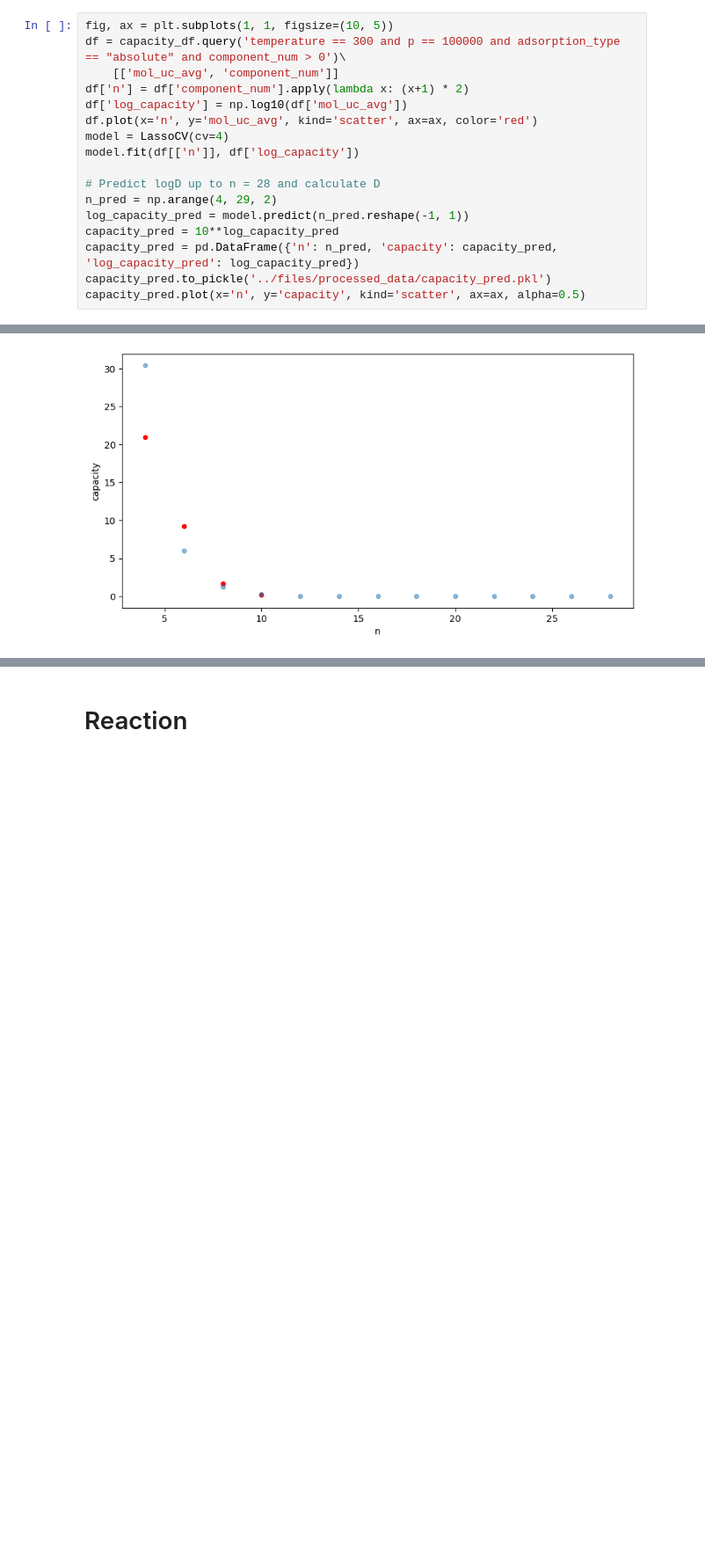
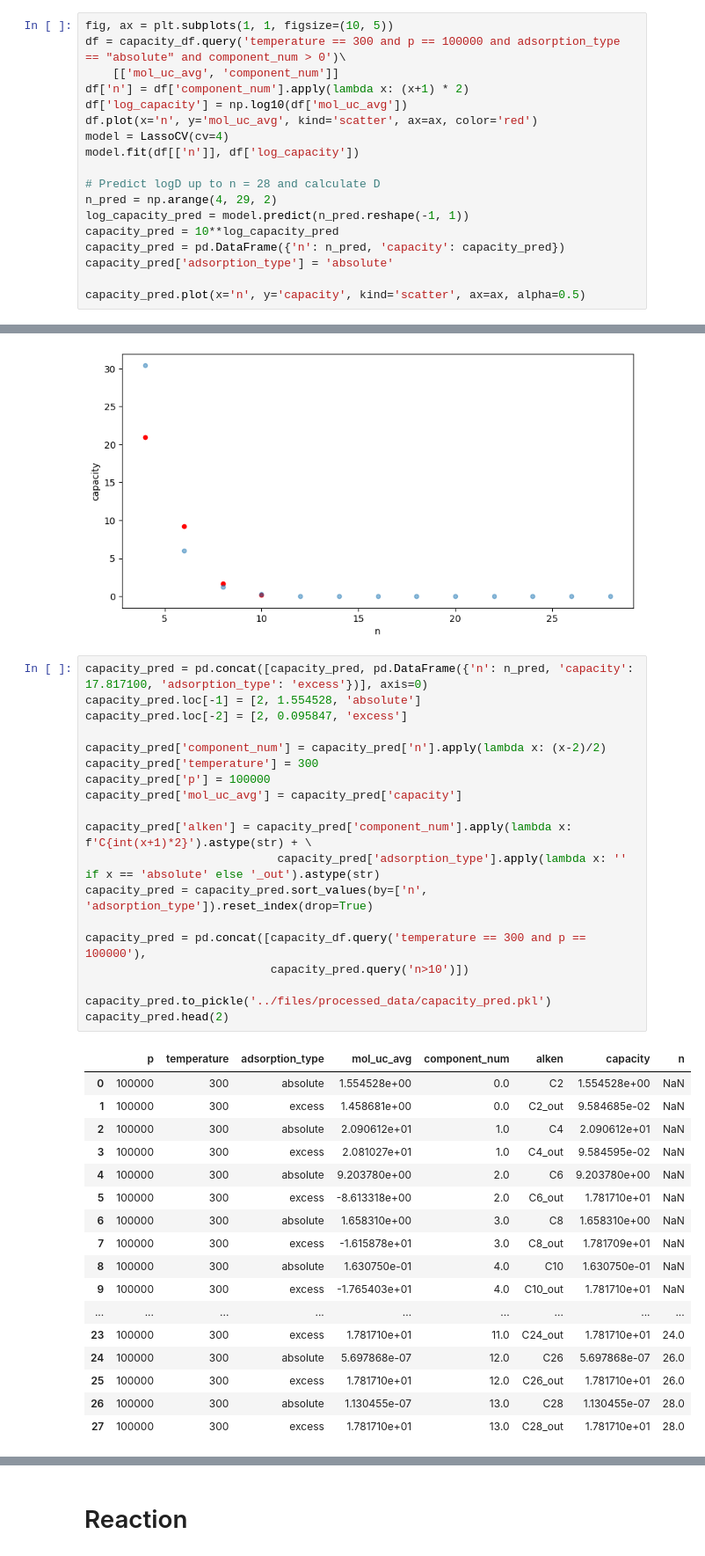
Before and after one commit to aleksandravdoshin/master_equation_solver, a Jupyter notebook: notebooks/Simulate_distribution.ipynb, the cells around one changed output, grey strips where cells are left out. Shown at 88% size. Drawn from its saved outputs; the diff is of its cells as text; blank space fills up the shorter version.

```diff
--- a/notebooks/Simulate_distribution.ipynb
+++ b/notebooks/Simulate_distribution.ipynb
@@ -95,9 +96,47 @@ model.fit(df[['n']], df['log_capacity'])
 n_pred = np.arange(4, 29, 2)
 log_capacity_pred = model.predict(n_pred.reshape(-1, 1))
 capacity_pred = 10**log_capacity_pred
-capacity_pred = pd.DataFrame({'n': n_pred, 'capacity': capacity_pred, 'log_capacity_pred': log_capacity_pred})
-capacity_pred.to_pickle('../files/processed_data/capacity_pred.pkl')
+capacity_pred = pd.DataFrame({'n': n_pred, 'capacity': capacity_pred})
+capacity_pred['adsorption_type'] = 'absolute'
+
 capacity_pred.plot(x='n', y='capacity', kind='scatter', ax=ax, alpha=0.5)
 # %% [output]
 <Axes: xlabel='n', ylabel='capacity'>
 [figure]
+# %%
+capacity_pred = pd.concat([capacity_pred, pd.DataFrame({'n': n_pred, 'capacity': 17.817100, 'adsorption_type': 'excess'})], axis=0)
+capacity_pred.loc[-1] = [2, 1.554528, 'absolute']
+capacity_pred.loc[-2] = [2, 0.095847, 'excess']
+
+capacity_pred['component_num'] = capacity_pred['n'].apply(lambda x: (x-2)/2)
+capacity_pred['temperature'] = 300
+capacity_pred['p'] = 100000
+capacity_pred['mol_uc_avg'] = capacity_pred['capacity']
+
+capacity_pred['alken'] = capacity_pred['component_num'].apply(lambda x: f'C{int(x+1)*2}').astype(str) + \
+                            capacity_pred['adsorption_type'].apply(lambda x: '' if x == 'absolute' else '_out').astype(str)
+capacity_pred = capacity_pred.sort_values(by=['n', 'adsorption_type']).reset_index(drop=True)
+
+capacity_pred = pd.concat([capacity_df.query('temperature == 300 and p == 100000'),
+                           capacity_pred.query('n>10')])
+
+capacity_pred.to_pickle('../files/processed_data/capacity_pred.pkl')
+capacity_pred.head(2)
+# %% [output]
+|  | p | temperature | adsorption_type | mol_uc_avg | component_num | alken | capacity | n |
+| 0 | 100000 | 300 | absolute | 1.554528e+00 | 0.0 | C2 | 1.554528e+00 | NaN |
+| 1 | 100000 | 300 | excess | 1.458681e+00 | 0.0 | C2_out | 9.584685e-02 | NaN |
+| 2 | 100000 | 300 | absolute | 2.090612e+01 | 1.0 | C4 | 2.090612e+01 | NaN |
+| 3 | 100000 | 300 | excess | 2.081027e+01 | 1.0 | C4_out | 9.584595e-02 | NaN |
+| 4 | 100000 | 300 | absolute | 9.203780e+00 | 2.0 | C6 | 9.203780e+00 | NaN |
+| 5 | 100000 | 300 | excess | -8.613318e+00 | 2.0 | C6_out | 1.781710e+01 | NaN |
+| 6 | 100000 | 300 | absolute | 1.658310e+00 | 3.0 | C8 | 1.658310e+00 | NaN |
+| 7 | 100000 | 300 | excess | -1.615878e+01 | 3.0 | C8_out | 1.781709e+01 | NaN |
+| 8 | 100000 | 300 | absolute | 1.630750e-01 | 4.0 | C10 | 1.630750e-01 | NaN |
+| 9 | 100000 | 300 | excess | -1.765403e+01 | 4.0 | C10_out | 1.781710e+01 | NaN |
+| ... | ... | ... | ... | ... | ... | ... | ... | ... |
+| 23 | 100000 | 300 | excess | 1.781710e+01 | 11.0 | C24_out | 1.781710e+01 | 24.0 |
+| 24 | 100000 | 300 | absolute | 5.697868e-07 | 12.0 | C26 | 5.697868e-07 | 26.0 |
+| 25 | 100000 | 300 | excess | 1.781710e+01 | 12.0 | C26_out | 1.781710e+01 | 26.0 |
+| 26 | 100000 | 300 | absolute | 1.130455e-07 | 13.0 | C28 | 1.130455e-07 | 28.0 |
+| 27 | 100000 | 300 | excess | 1.781710e+01 | 13.0 | C28_out | 1.781710e+01 | 28.0 |
```
Also changed, not shown: parts of 9 cells of this notebook.
